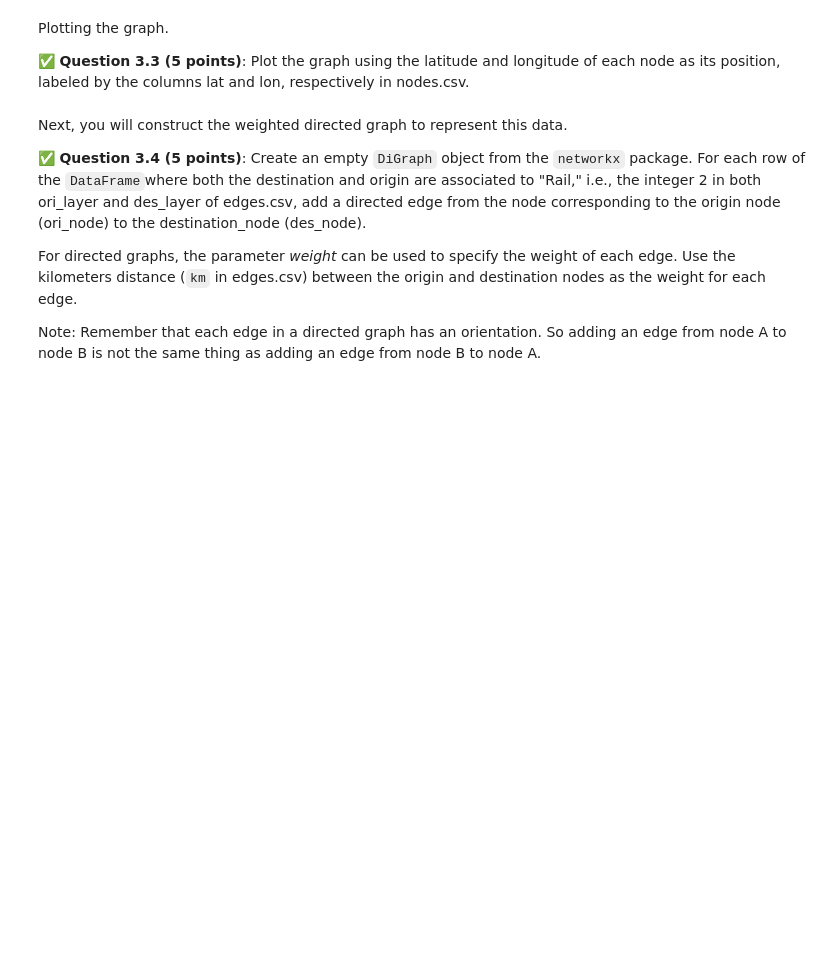
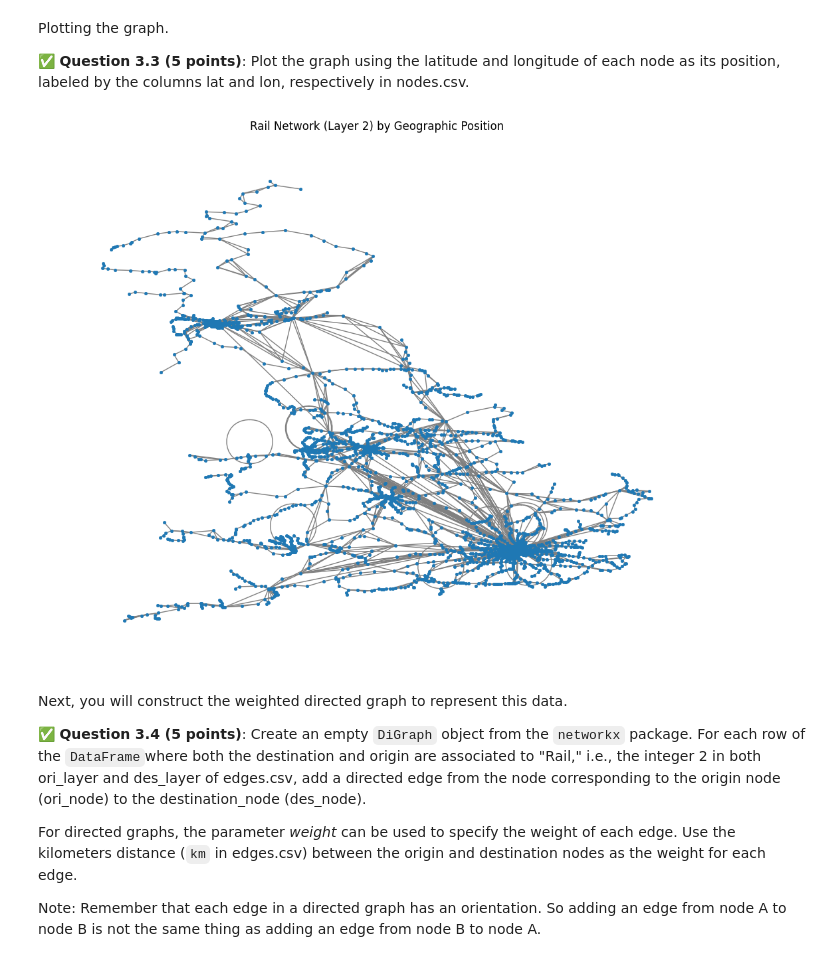
Before and after one commit to Zwillbeast659/CMSE202-f25-turnin, a Jupyter notebook: hw-02/HW-02_ABMandGraphTheory-STUDENT.ipynb, the cells around one changed output. Cells and saved outputs as stored; diff of their text form; code cells hidden in the pictures; blank space fills up the shorter version.

```diff
--- a/hw-02/HW-02_ABMandGraphTheory-STUDENT.ipynb
+++ b/hw-02/HW-02_ABMandGraphTheory-STUDENT.ipynb
@@ -560,3 +549,11 @@ In this part of the homework, we will look at a dataset which contains the whole
+# %%
+# Your code here.
+import pandas as pd
+nodes = pd.read_csv('nodes.csv')
+edges = pd.read_csv('edges.csv')
+
+print(nodes)
+print(edges)
 # %% [markdown]
 Now, you will construct a graph of the nodes (stops).
 
@@ -566,3 +561,15 @@ Now, you will construct a graph of the nodes (stops).
+# %%
+# Your code here.
+import networkx as nx
+
+G = nx.Graph()
+
+# Filter edges where both origin and destination layers are Rail (2)
+rail_edges = edges[(edges['ori_layer'] == 2) & (edges['des_layer'] == 2)]
+
+# Add edges to the graph
+for _, row in rail_edges.iterrows():
+    G.add_edge(row['ori_node'], row['des_node'])
 # %% [markdown]
 Plotting the graph.
 
@@ -572,3 +577,17 @@ Plotting the graph.
+# %%
+# Your code here.
+nodes_in_graph = nodes[nodes['node'].isin(G.nodes())]
+
+pos = {row['node']: (row['lon'], row['lat']) for _, row in nodes_in_graph.iterrows()}
+
+plt.figure(figsize=(10, 8))
+nx.draw(G, pos, node_size=10, edge_color="gray", linewidths=0.5, with_labels=False)
+plt.title("Rail Network (Layer 2) by Geographic Position")
+plt.xlabel("Longitude")
+plt.ylabel("Latitude")
+plt.show()
+# %% [output]
+[figure, added]
 # %% [markdown]
 Next, you will construct the weighted directed graph to represent this data.
 
```
Also changed, not shown: parts of 15 cells of this notebook.
